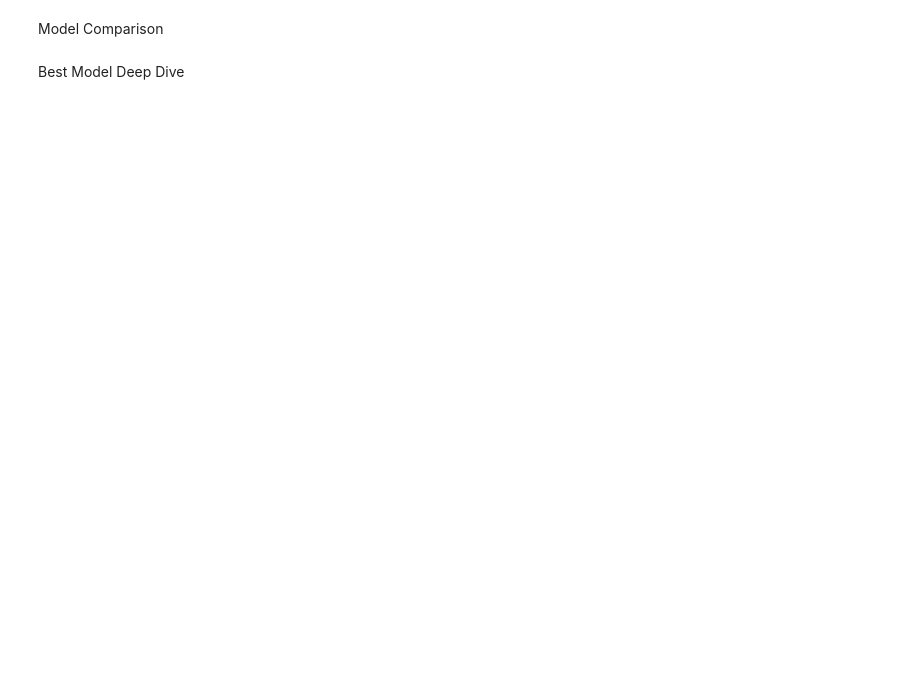
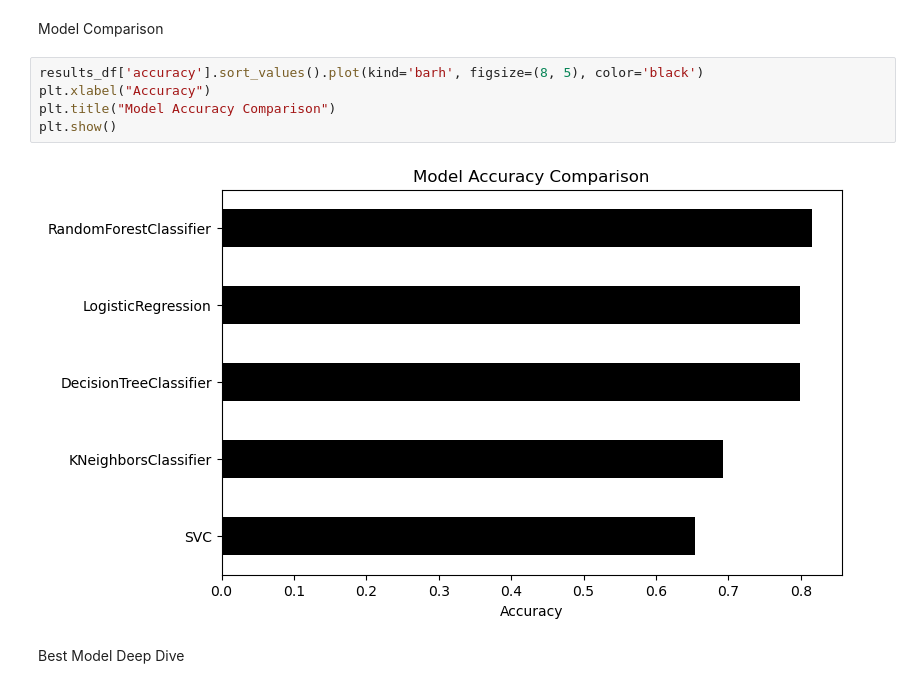
Before and after one commit to adithyakn/titanic-ml-comparison, a Jupyter notebook: notebooks/titanic_analysis.ipynb, the cells around one changed output. Cells and saved outputs as stored; diff of their text form; blank space fills up the shorter version.

Commit message:
Do Model Comparison

```diff
--- a/notebooks/titanic_analysis.ipynb
+++ b/notebooks/titanic_analysis.ipynb
@@ -150,5 +150,12 @@ KNeighborsClassifier    0.692737   0.666667  0.513514  0.580153
 SVC                     0.653631   0.750000  0.243243  0.367347
 # %% [markdown]
 Model Comparison
+# %%
+results_df['accuracy'].sort_values().plot(kind='barh', figsize=(8, 5), color='black')
+plt.xlabel("Accuracy")
+plt.title("Model Accuracy Comparison")
+plt.show()
+# %% [output]
+[figure, added]
 # %% [markdown]
 Best Model Deep Dive
```
Also changed, not shown: parts of 5 cells of this notebook.
